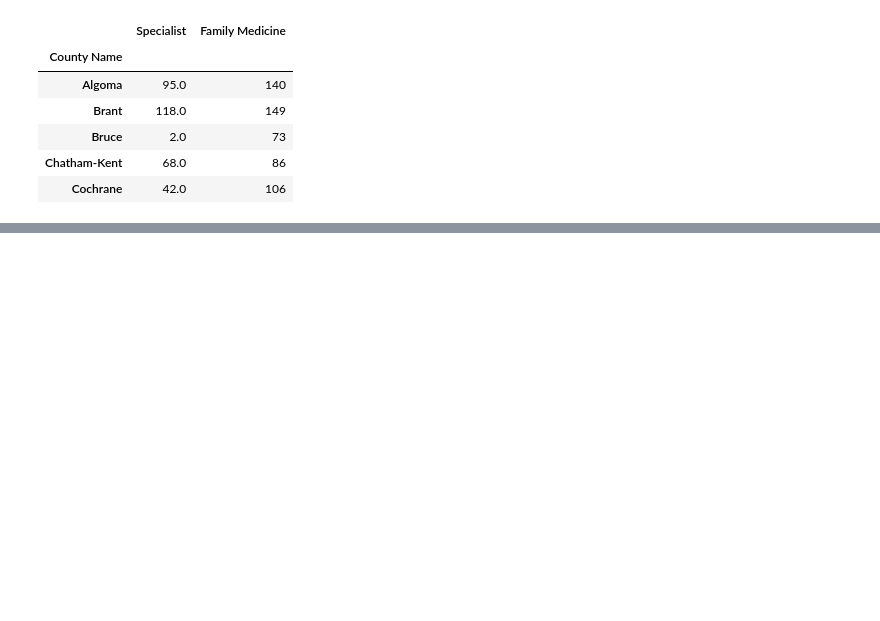
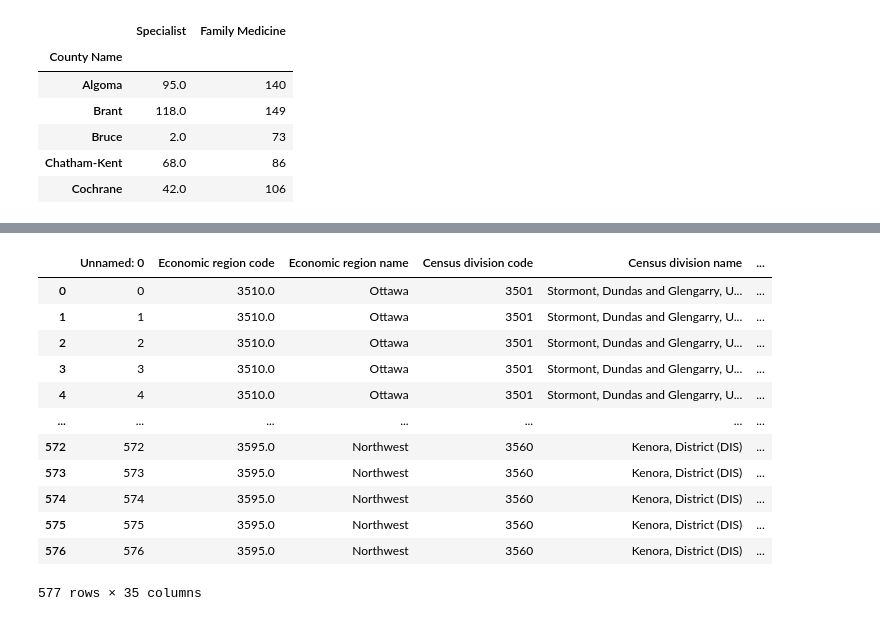
Before and after one commit to AyokOluwole/project-1, a Jupyter notebook: Physicians/Active_Physicians_ in_ Ontario.ipynb, the cells around one changed output, grey strips where cells are left out. Cells and saved outputs as stored; diff of their text form; code cells hidden in the pictures; blank space fills up the shorter version.

```diff
--- a/Physicians/Active_Physicians_ in_ Ontario.ipynb
+++ b/Physicians/Active_Physicians_ in_ Ontario.ipynb
@@ -142 +143,20 @@ complete_data
 2136 rows × 6 columns
+# %%
+population_data = "../Physicians/population.csv"
+# %%
+population = pd.read_csv(population_data)
+population
+# %% [output]
+|  | Unnamed: 0 | Economic region code | Economic region name | Census division code | Census division name | ... |
+| 0 | 0 | 3510.0 | Ottawa | 3501 | Stormont, Dundas and Glengarry, U... | ... |
+| 1 | 1 | 3510.0 | Ottawa | 3501 | Stormont, Dundas and Glengarry, U... | ... |
+| 2 | 2 | 3510.0 | Ottawa | 3501 | Stormont, Dundas and Glengarry, U... | ... |
+| 3 | 3 | 3510.0 | Ottawa | 3501 | Stormont, Dundas and Glengarry, U... | ... |
+| 4 | 4 | 3510.0 | Ottawa | 3501 | Stormont, Dundas and Glengarry, U... | ... |
+| ... | ... | ... | ... | ... | ... | ... |
+| 572 | 572 | 3595.0 | Northwest | 3560 | Kenora, District (DIS) | ... |
+| 573 | 573 | 3595.0 | Northwest | 3560 | Kenora, District (DIS) | ... |
+| 574 | 574 | 3595.0 | Northwest | 3560 | Kenora, District (DIS) | ... |
+| 575 | 575 | 3595.0 | Northwest | 3560 | Kenora, District (DIS) | ... |
+| 576 | 576 | 3595.0 | Northwest | 3560 | Kenora, District (DIS) | ... |
+577 rows × 35 columns
```
Also changed, not shown: parts of 11 cells of this notebook, 3 other files.
